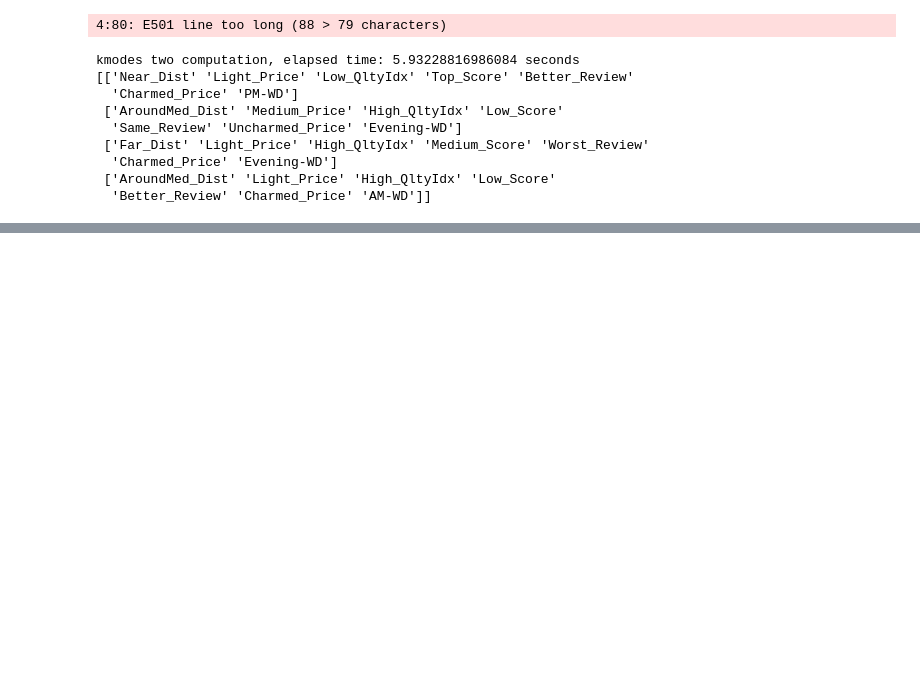
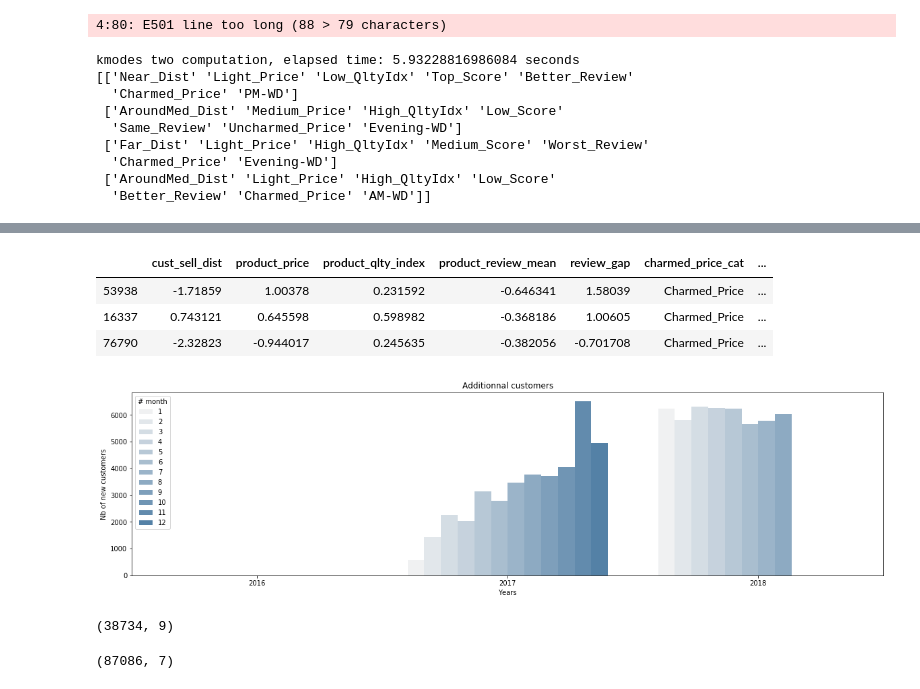
Before and after one commit to EtienneLardeur/P5_CustomerSegmentation, a Jupyter notebook: Olist_O2_Tries.ipynb, the cells around one changed output, grey strips where cells are left out. Drawn from its saved outputs; the diff is of its cells as text; code cells hidden in the pictures; blank space fills up the shorter version.

```diff
--- a/Olist_O2_Tries.ipynb
+++ b/Olist_O2_Tries.ipynb
@@ -1660,0 +1702,19 @@ kmodes two computation, elapsed time: 5.93228816986084 seconds
+# %%
+# reuse steps transform for numerical
+numerical_pipeline = Pipeline(
+    steps=[
+        ('rankgauss', QuantileTransformer(n_quantiles=100,
+                                          random_state=111,
+                                          output_distribution='normal')),
+        ('scaler', StandardScaler())
+    ]
+)
+# %%
+# num transformer
+mynumtransformer = ColumnTransformer(
+    transformers=[
+        ('num', numerical_pipeline, use_case_numerical)],
+    remainder='passthrough')
+# %%
+# apply transformer
+mynumtransformer.fit(use_case_data)
@@ -1660,0 +1732,25 @@ kmodes two computation, elapsed time: 5.93228816986084 seconds
+# %%
+# apply columns to the transformed DataFrame
+use_case_data_transformed = pd.DataFrame(mynumtransformer.transform(use_case_data), columns=use_case_data.columns)
+# %%
+# check results
+use_case_data_transformed.sample(3)
+# %% [output]
+|  | cust_sell_dist | product_price | product_qlty_index | product_review_mean | review_gap | charmed_price_cat | ... |
+| 53938 | -1.71859 | 1.00378 | 0.231592 | -0.646341 | 1.58039 | Charmed_Price | ... |
+| 16337 | 0.743121 | 0.645598 | 0.598982 | -0.368186 | 1.00605 | Charmed_Price | ... |
+| 76790 | -2.32823 | -0.944017 | 0.245635 | -0.382056 | -0.701708 | Charmed_Price | ... |
+# %%
+# any data represents now a new customer
+plt.figure(figsize=(20, 5))
+ax = sns.countplot(x='order_purchase_year',
+                   hue='order_purchase_month',
+                   data=use_case_data_transformed,
+                   color='Steelblue')
+ax.set(xlabel='Years',
+       ylabel='Nb of new customers',
+       title='Additionnal customers')
+plt.legend(title='# month', loc='upper left')
+plt.show()
+# %% [output]
+[figure, added]
@@ -1660,0 +1764,5 @@ kmodes two computation, elapsed time: 5.93228816986084 seconds
+# %%
+# size of baseline
+use_case_baseline.shape
+# %% [output]
+(38734, 9)
@@ -1660,0 +1778,4 @@ kmodes two computation, elapsed time: 5.93228816986084 seconds
+# %%
+use_case_entire.shape
+# %% [output]
+(87086, 7)
```
Also changed, not shown: parts of 45 cells of this notebook.
